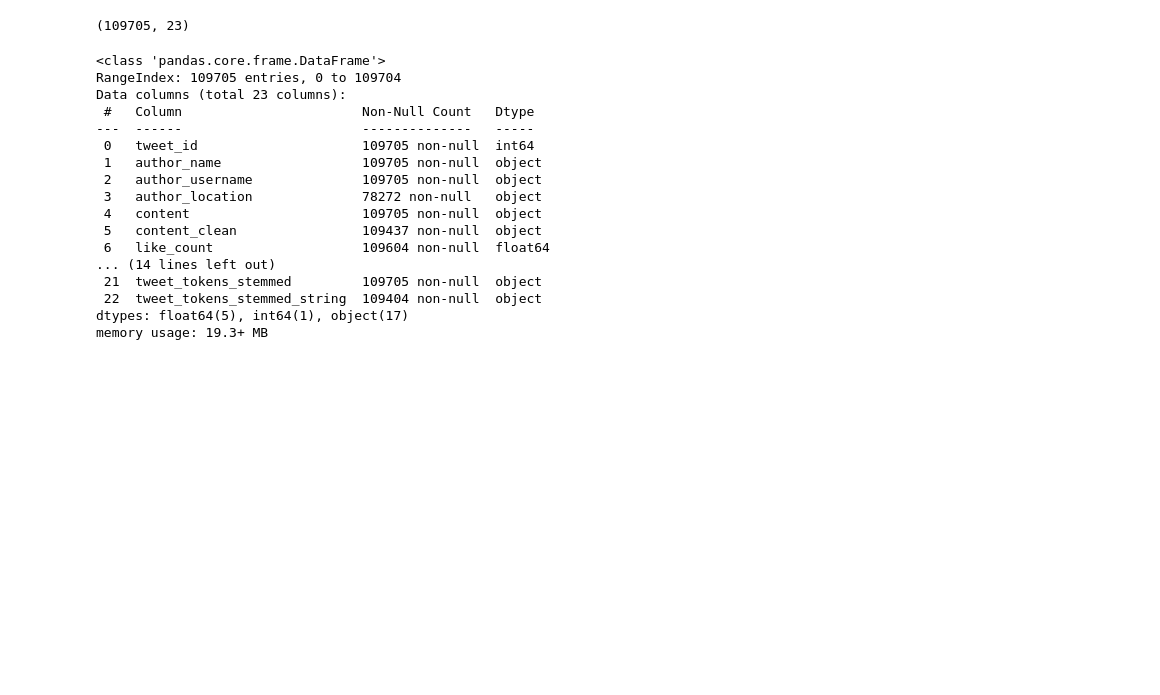
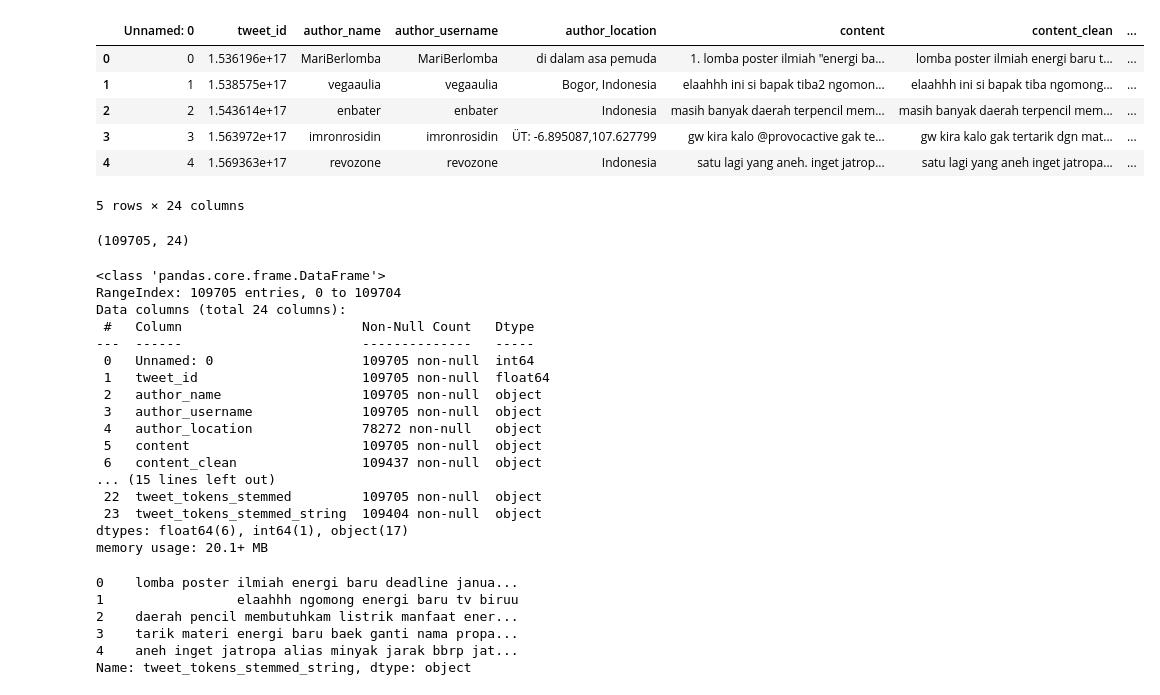
Before and after one commit to felornsy/tugas-akhir, a Jupyter notebook: task_kualitatif_LDA.ipynb, the cells around one changed output. Cells and saved outputs as stored; diff of their text form; code cells hidden in the pictures; blank space fills up the shorter version.

```diff
--- a/task_kualitatif_LDA.ipynb
+++ b/task_kualitatif_LDA.ipynb
@@ -20,25 +5,36 @@ df.head()
+# %%
+df = pd.read_excel('data/text-preprocessing.xlsx')
+df.head()
+# %% [output]
+|  | Unnamed: 0 | tweet_id | author_name | author_username | author_location | content | content_clean | ... |
+| 0 | 0 | 1.536196e+17 | MariBerlomba | MariBerlomba | di dalam asa pemuda | 1. lomba poster ilmiah "energi ba... | lomba poster ilmiah energi baru t... | ... |
+| 1 | 1 | 1.538575e+17 | vegaaulia | vegaaulia | Bogor, Indonesia | elaahhh ini si bapak tiba2 ngomon... | elaahhh ini si bapak tiba ngomong... | ... |
+| 2 | 2 | 1.543614e+17 | enbater | enbater | Indonesia | masih banyak daerah terpencil mem... | masih banyak daerah terpencil mem... | ... |
+| 3 | 3 | 1.563972e+17 | imronrosidin | imronrosidin | ÜT: -6.895087,107.627799 | gw kira kalo @provocactive gak te... | gw kira kalo gak tertarik dgn mat... | ... |
+| 4 | 4 | 1.569363e+17 | revozone | revozone | Indonesia | satu lagi yang aneh. inget jatrop... | satu lagi yang aneh inget jatropa... | ... |
+5 rows × 24 columns
 # %%
 df.shape
 # %% [output]
-(109705, 23)
+(109705, 24)
 # %%
 df.info()
 # %% [output]
 <class 'pandas.core.frame.DataFrame'>
 RangeIndex: 109705 entries, 0 to 109704
-Data columns (total 23 columns):
+Data columns (total 24 columns):
  #   Column                       Non-Null Count   Dtype
 ---  ------                       --------------   -----
- 0   tweet_id                     109705 non-null  int64
- 1   author_name                  109705 non-null  object
- 2   author_username              109705 non-null  object
- 3   author_location              78272 non-null   object
- 4   content                      109705 non-null  object
- 5   content_clean                109437 non-null  object
- 6   like_count                   109604 non-null  float64
-... (14 lines left out)
- 21  tweet_tokens_stemmed         109705 non-null  object
- 22  tweet_tokens_stemmed_string  109404 non-null  object
-dtypes: float64(5), int64(1), object(17)
-memory usage: 19.3+ MB
+ 0   Unnamed: 0                   109705 non-null  int64
+ 1   tweet_id                     109705 non-null  float64
+ 2   author_name                  109705 non-null  object
+ 3   author_username              109705 non-null  object
+ 4   author_location              78272 non-null   object
+ 5   content                      109705 non-null  object
+ 6   content_clean                109437 non-null  object
+... (15 lines left out)
+ 22  tweet_tokens_stemmed         109705 non-null  object
+ 23  tweet_tokens_stemmed_string  109404 non-null  object
+dtypes: float64(6), int64(1), object(17)
+memory usage: 20.1+ MB
 # %%
@@ -46,0 +42,9 @@ df_new['tweet_tokens_stemmed_string'] = df_new['tweet_tokens_stemmed_string'].as
+# %%
+df_new['tweet_tokens_stemmed_string'].head()
+# %% [output]
+0    lomba poster ilmiah energi baru deadline janua...
+1                 elaahhh ngomong energi baru tv biruu
+2    daerah pencil membutuhkam listrik manfaat ener...
+3    tarik materi energi baru baek ganti nama propa...
+4    aneh inget jatropa alias minyak jarak bbrp jat...
+Name: tweet_tokens_stemmed_string, dtype: object
```
Also changed, not shown: parts of 22 cells of this notebook, 13 other files.
